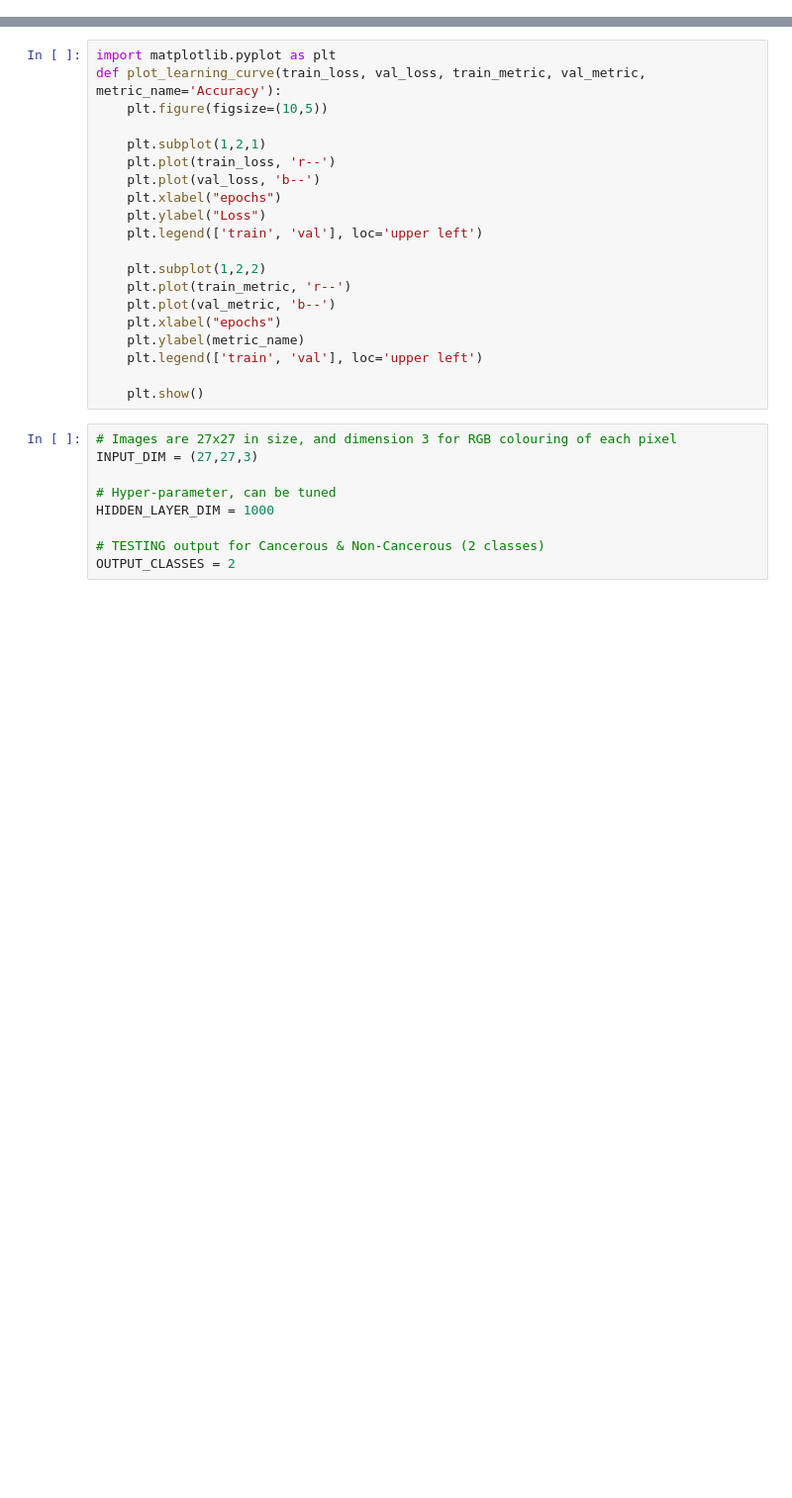
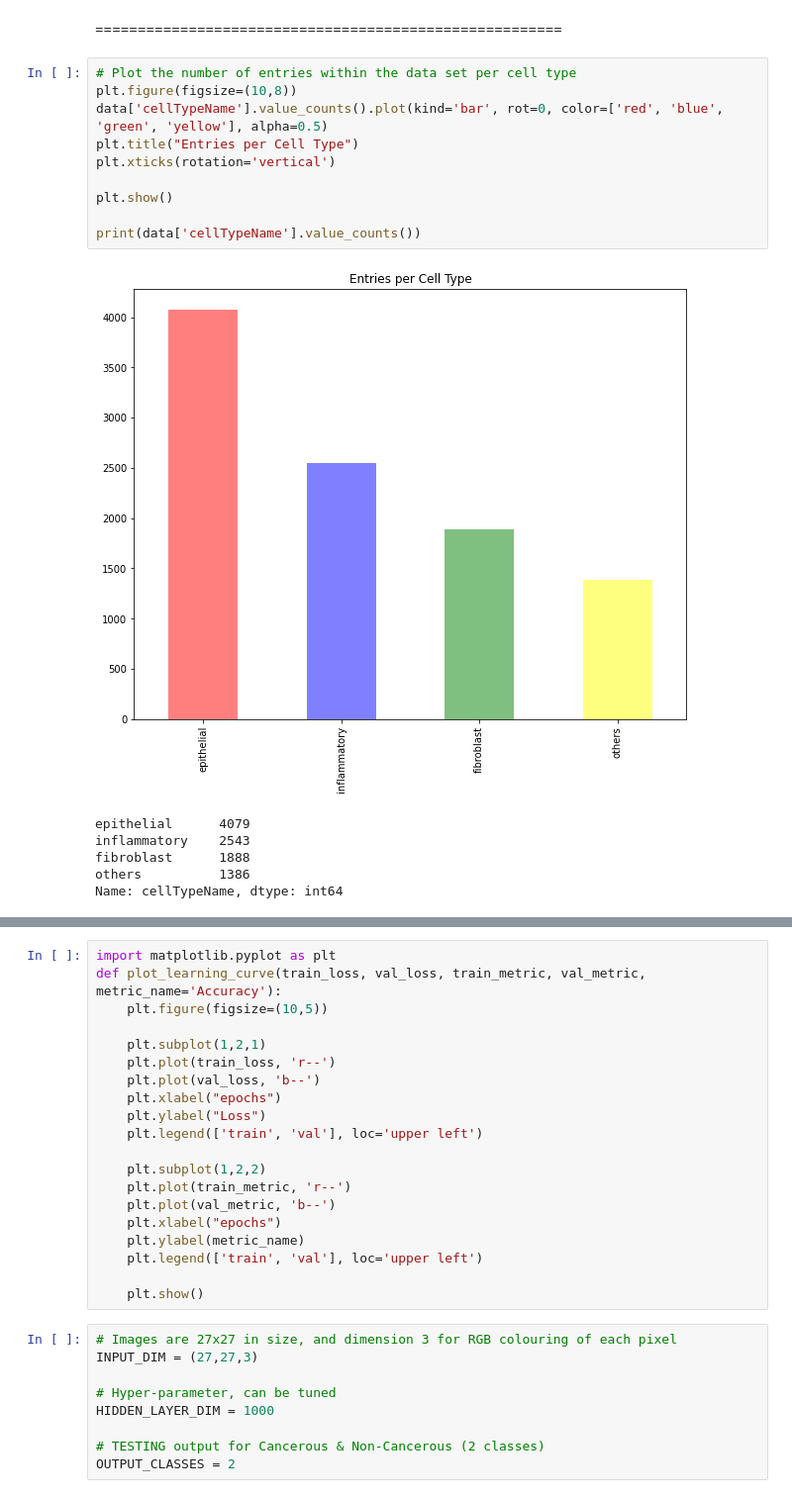
Before and after one commit to Transhumanistx/CML_ColonCancer, a Jupyter notebook: colon_cancer_classification_s3717205.ipynb, the cells around one changed output, grey strips where cells are left out. Shown: that part at 99% size. Cells and saved outputs as stored; diff of their text form; blank space fills up the shorter version.

```diff
--- a/colon_cancer_classification_s3717205.ipynb
+++ b/colon_cancer_classification_s3717205.ipynb
@@ -9,0 +54,19 @@ data = pd.read_csv('./data_labels_mainData.csv')
+# %% [markdown]
+=======================================================
+# %%
+# Plot the number of entries within the data set per cell type
+plt.figure(figsize=(10,8))
+data['cellTypeName'].value_counts().plot(kind='bar', rot=0, color=['red', 'blue', 'green', 'yellow'], alpha=0.5)
+plt.title("Entries per Cell Type")
+plt.xticks(rotation='vertical')
+
+plt.show()
+
+print(data['cellTypeName'].value_counts())
+# %% [output]
+[figure, added]
+epithelial      4079
+inflammatory    2543
+fibroblast      1888
+others          1386
+Name: cellTypeName, dtype: int64
```
Also changed, not shown: parts of 20 cells of this notebook, 1 other file.
